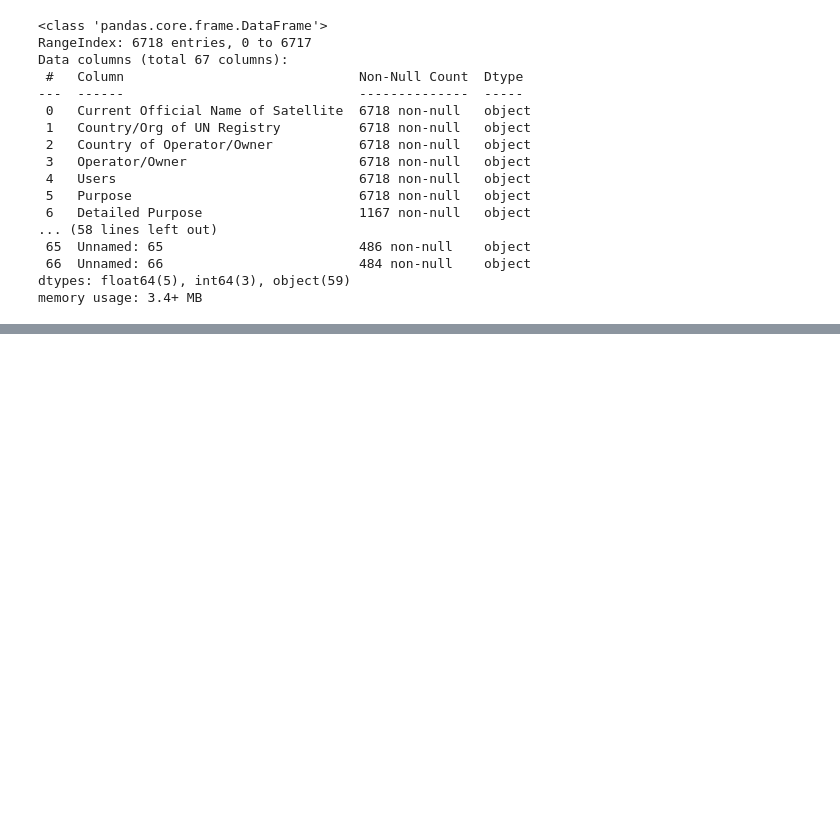
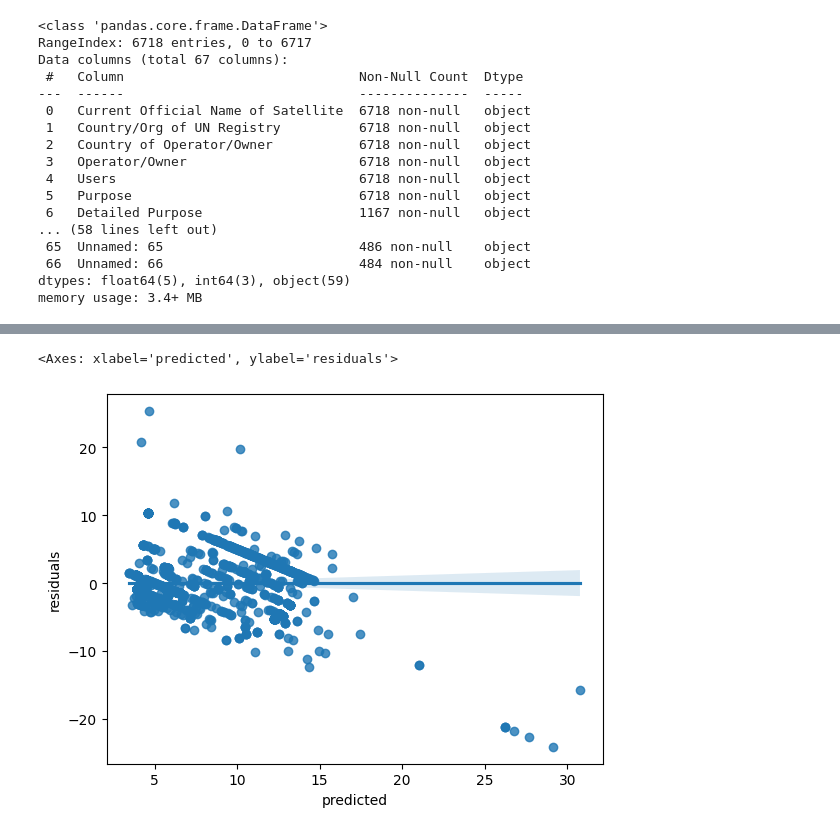
Before and after one commit to RobTheRobber/CO_Housing, a Jupyter notebook: exploration.ipynb, the cells around one changed output, grey strips where cells are left out. Saved outputs shown, nothing was run; the diff lists cells and outputs as text; code cells hidden in the pictures; blank space fills up the shorter version.

```diff
--- a/exploration.ipynb
+++ b/exploration.ipynb
@@ -57,0 +223,8 @@ Name: Country of Operator/Owner, Length: 104, dtype: int64
+# %%
+
+X = sm.add_constant(mil_df_scatter[['UsersMap','OrbitTypeMap','PurposeMaps','OrbitClassMap','CountryMap','Launch Mass (kg.)']])
+y = mil_df_scatter['Expected Lifetime (yrs.)']
+# Step 3: Build the OLS model
+ols_model = sm.OLS(y, X)
+results = ols_model.fit()
+print(results.summary())
@@ -57,0 +249,9 @@ Name: Country of Operator/Owner, Length: 104, dtype: int64
+# %%
+mil_df_scatter['predicted'] = results.predict(X)
+mil_df_scatter['residuals'] = y - mil_df_scatter['predicted']
+
+# Created regression plot
+sns.regplot(x=mil_df_scatter['predicted'], y=mil_df_scatter['residuals'])
+# %% [output]
+<Axes: xlabel='predicted', ylabel='residuals'>
+[figure, added]
```
Also changed, not shown: parts of 27 cells of this notebook, 19 other files.
